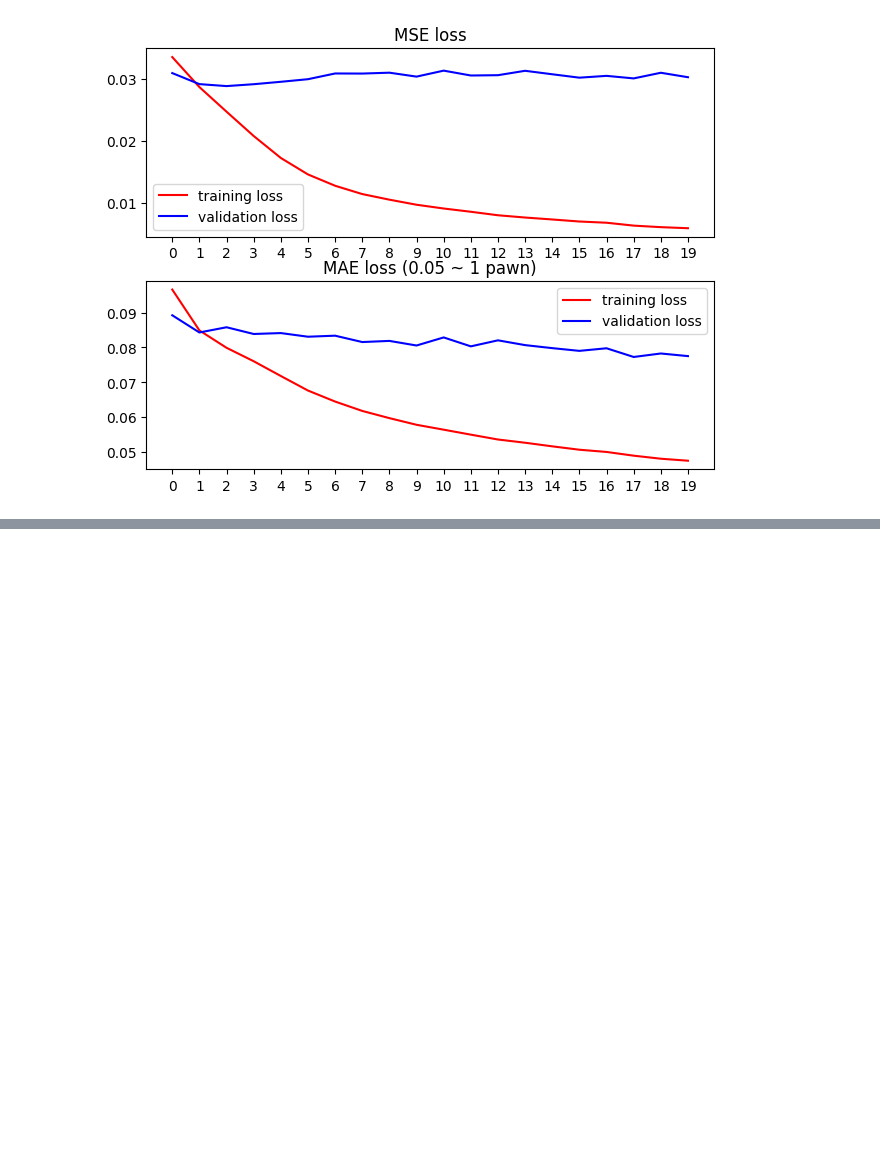
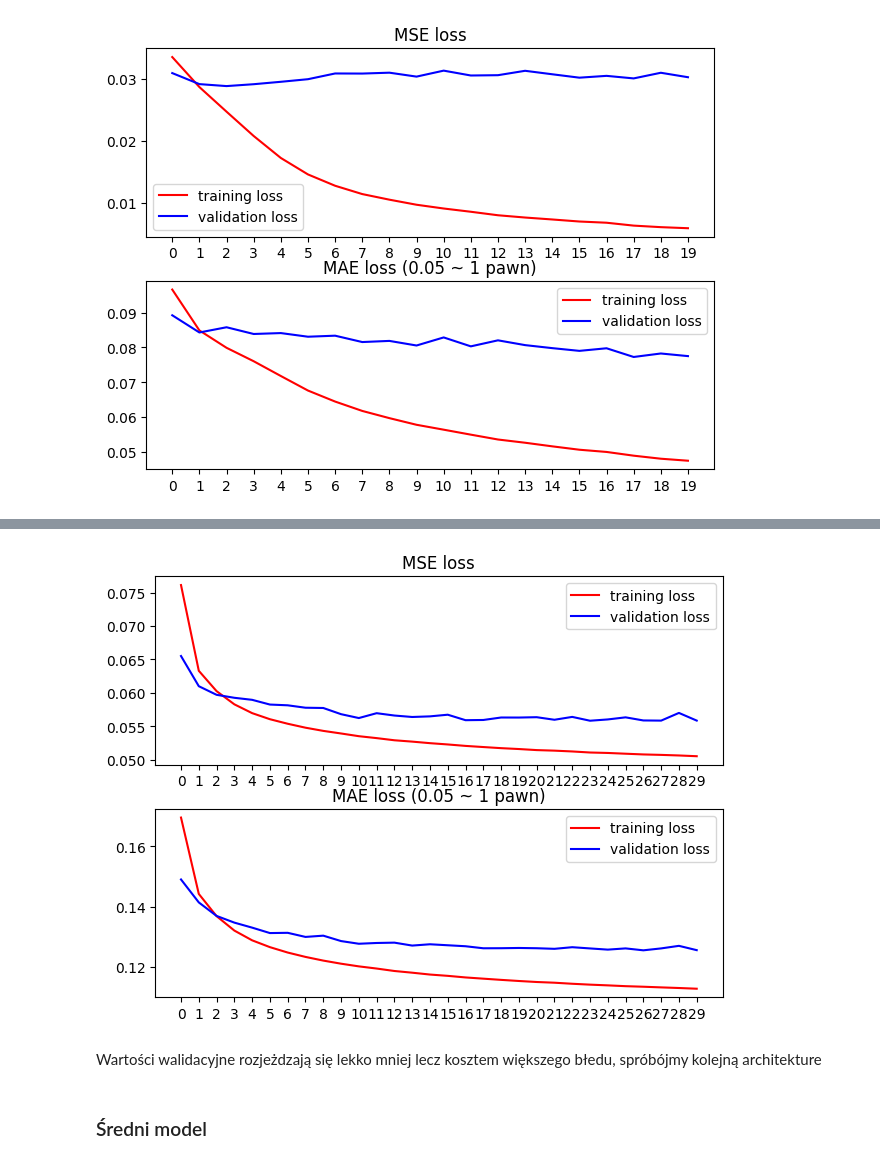
Before and after one commit to krajewskiML/ChessNeuralNetwork, a Jupyter notebook: train_keras.ipynb, the cells around one changed output, grey strips where cells are left out. Cells and saved outputs as stored; diff of their text form; code cells hidden in the pictures; blank space fills up the shorter version.

```diff
--- a/train_keras.ipynb
+++ b/train_keras.ipynb
@@ -446,0 +552,12 @@ plot_training(history_extended_new_data)
+# %%
+K.clear_session()
+maluszek = keras.Sequential(
+    [
+        keras.Input(shape=(12, 8, 8)),
+        layers.Flatten(),
+        layers.Dense(12*8, activation="relu"),
+        layers.Dense(12, activation="relu"),
+        layers.Dense(1, activation="tanh")
+    ]
+)
+maluszek.summary()
@@ -446,0 +582,8 @@ plot_training(history_extended_new_data)
+# %%
+maluszek.compile(
+    loss="mae",
+    optimizer="adam",
+    metrics=["mse", "mae"],
+)
+# %%
+history_maluszek = maluszek.fit(X_train, y_train, batch_size=128, epochs=30, validation_data=(X_val, y_val))
@@ -446,0 +608,8 @@ plot_training(history_extended_new_data)
+# %%
+plot_training(history_maluszek)
+# %% [output]
+[figure, added]
+# %% [markdown]
+Wartości walidacyjne rozjeżdzają się lekko mniej lecz kosztem większego błedu, spróbójmy kolejną architekture
+# %% [markdown]
+### Średni model
```
Also changed, not shown: parts of 29 cells of this notebook, 3 other files.
